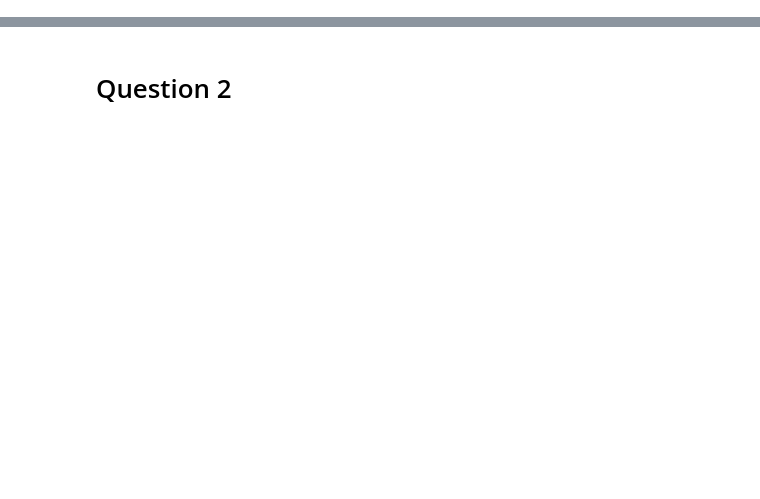
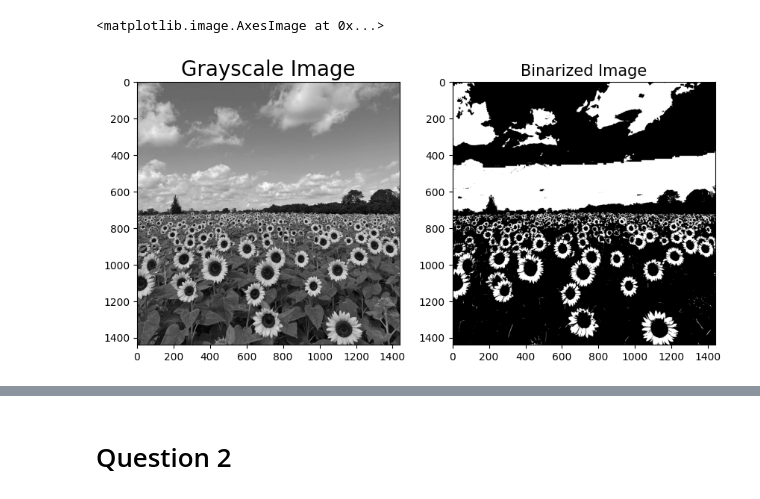
Before and after one commit to KavinduKariyawasam/Fitting-and-Alignment, a Jupyter notebook: Assignment2.ipynb, the cells around one changed output, grey strips where cells are left out. Drawn from its saved outputs; the diff is of its cells as text; code cells hidden in the pictures; blank space fills up the shorter version.

```diff
--- a/Assignment2.ipynb
+++ b/Assignment2.ipynb
@@ -338,0 +16,10 @@ Sigma used: 25.0
+# %%
+fig, ax = plt.subplots(1,2,figsize=(10,5))
+sample_b = sample_g > 0.6
+ax[0].set_title('Grayscale Image',fontsize=20)
+ax[0].imshow(sample_g,cmap='gray')
+ax[1].set_title('Binarized Image',fontsize=15)
+ax[1].imshow(sample_b,cmap='gray')
+# %% [output]
+<matplotlib.image.AxesImage at 0x...>
+[figure, added]
```
Also changed, not shown: parts of 22 cells of this notebook.
